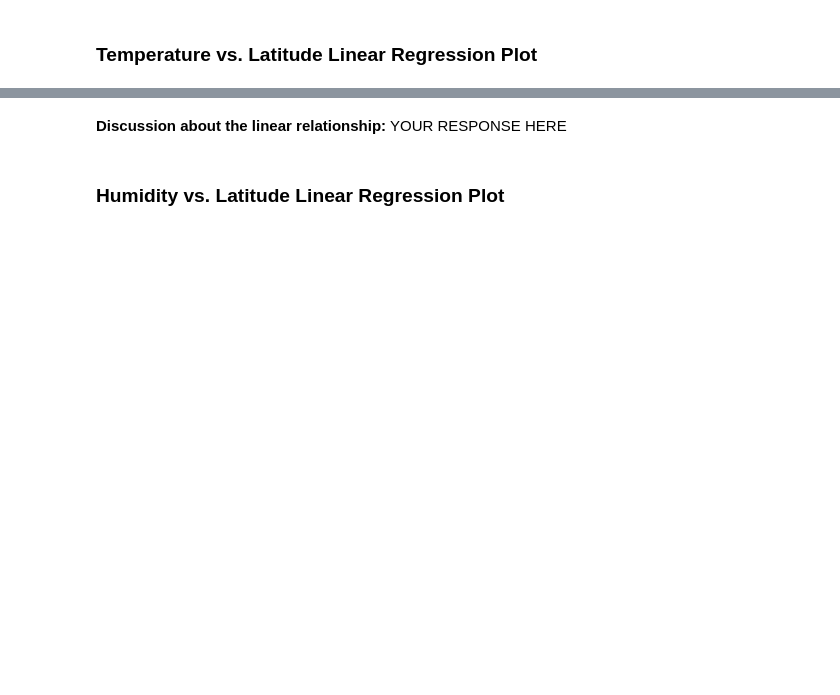
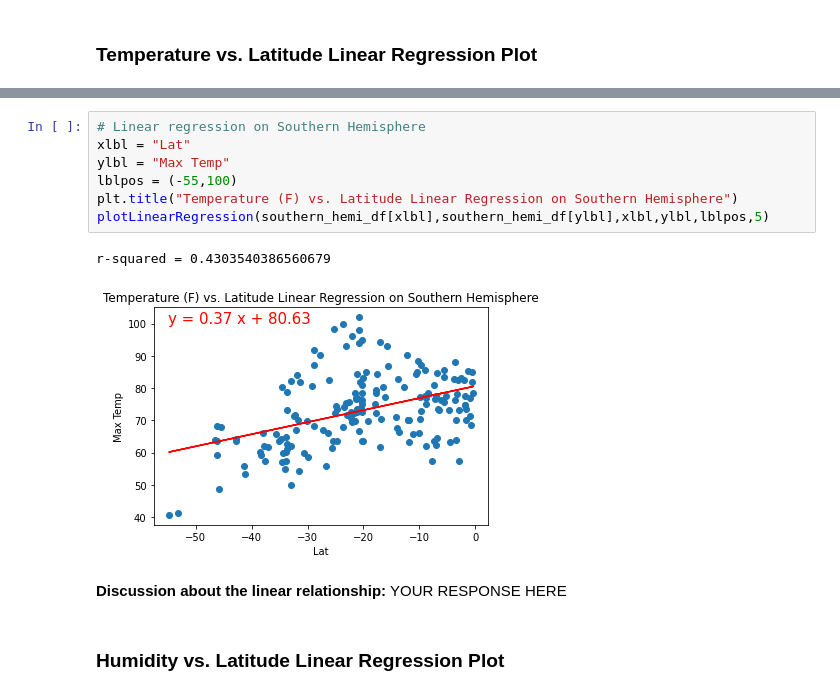
Before and after one commit to oas95/python-api-challenge, a Jupyter notebook: WeatherPy/WeatherPy.ipynb, the cells around one changed output, grey strips where cells are left out. Saved outputs shown, nothing was run; the diff lists cells and outputs as text; blank space fills up the shorter version.

```diff
--- a/WeatherPy/WeatherPy.ipynb
+++ b/WeatherPy/WeatherPy.ipynb
@@ -328,3 +343,13 @@ The r-value is: 0.4121057168607245
+# %%
+# Linear regression on Southern Hemisphere
+xlbl = "Lat"
+ylbl = "Max Temp"
+lblpos = (-55,100)
+plt.title("Temperature (F) vs. Latitude Linear Regression on Southern Hemisphere")
+plotLinearRegression(southern_hemi_df[xlbl],southern_hemi_df[ylbl],xlbl,ylbl,lblpos,5)
+# %% [output]
+r-squared = 0.4303540386560679
+[figure, added]
 # %% [markdown]
 **Discussion about the linear relationship:** YOUR RESPONSE HERE
 # %% [markdown]
```
Also changed, not shown: parts of 28 cells of this notebook, 7 other files.
